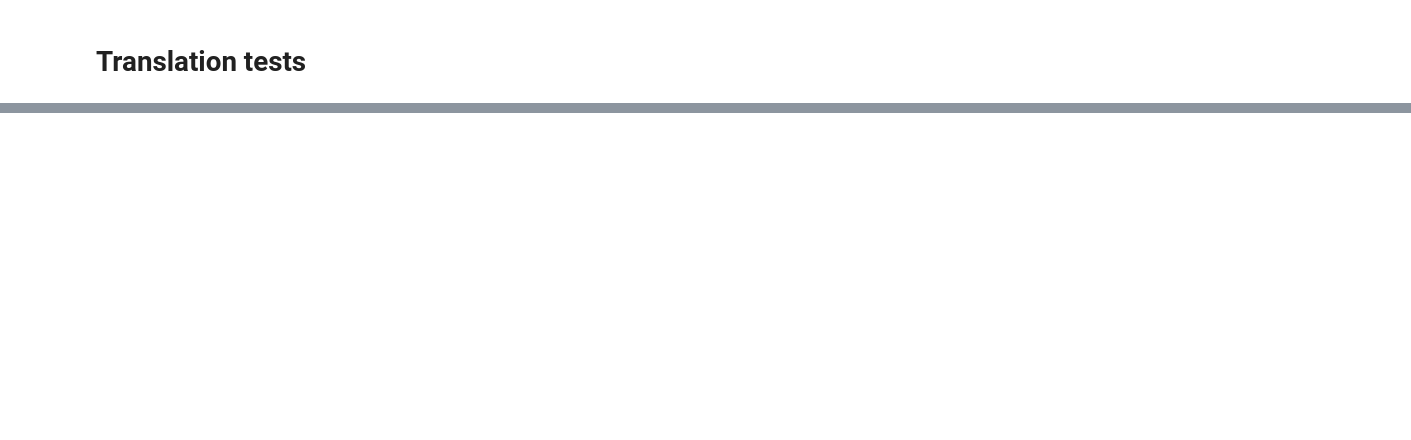
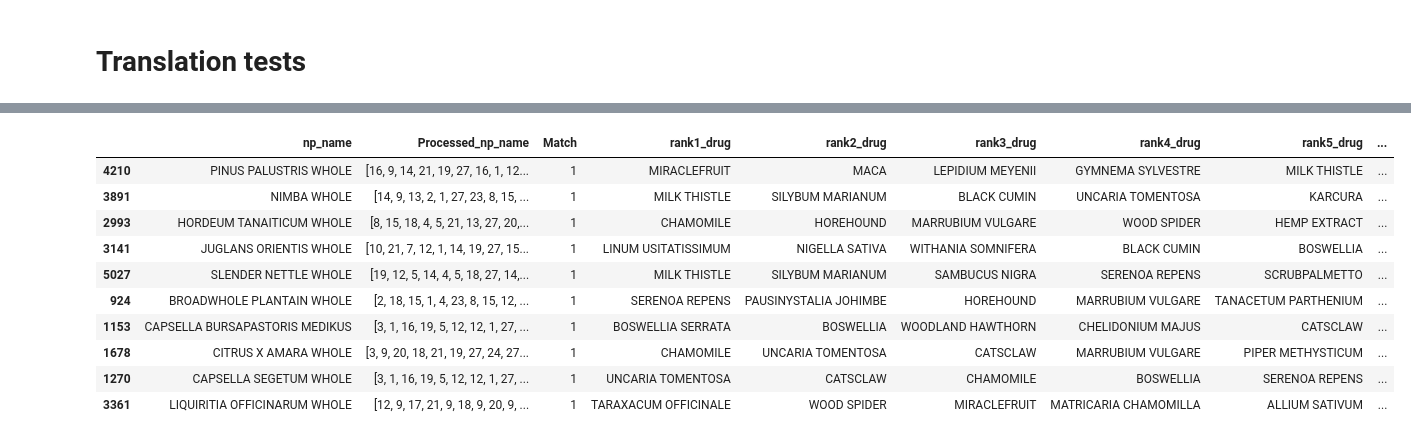
Before and after one commit to sanyabt/NP-FAERS-embed, a Jupyter notebook: experiment-4/SanityCheck&Evaluation.ipynb, the cells around one changed output, grey strips where cells are left out. Cells and saved outputs as stored; diff of their text form; code cells hidden in the pictures; blank space fills up the shorter version.

```diff
--- a/experiment-4/SanityCheck&Evaluation.ipynb
+++ b/experiment-4/SanityCheck&Evaluation.ipynb
@@ -240,7 +293,7 @@ class ContrastiveLoss(tf.keras.losses.Loss):
         super(ContrastiveLoss, self).__init__()
         self.margin = tf.constant(margin)
 
-    @tf.function(jit_compile=True)  # The decorator converts `loss` into a tensolflow `Function`.
+    @tf.function  # The decorator converts `loss` into a tensolflow `Function`.
     def call(self, y_true: tf.TensorArray, y_pred: tf.TensorArray) -> tf.Tensor:
         return tf.math.reduce_mean((1 - y_true) * tf.math.square(y_pred) + (y_true) * tf.math.square(tf.math.maximum(self.margin - (y_pred), 0.0)), axis = -1)
 
@@ -759,3 +859,4 @@ test_mrr_rel.lookup_rank_related.std()
 # Translation tests
 # %%
 translation = '../data/translation_test_nps_202203171038.csv'
+translation_set = preprocessInput(translation)
@@ -761,0 +909,2 @@ translation = '../data/translation_test_nps_202203171038.csv'
+# %%
+novelty = find_ranks(model, translation_set.sample(n=100), False)
@@ -762,3 +929,17 @@ translation = '../data/translation_test_nps_202203171038.csv'
+# %%
+novelty.head(10)
+# %% [output]
+|  | np_name | Processed_np_name | Match | rank1_drug | rank2_drug | rank3_drug | rank4_drug | rank5_drug | ... |
+| 4210 | PINUS PALUSTRIS WHOLE | [16, 9, 14, 21, 19, 27, 16, 1, 12... | 1 | MIRACLEFRUIT | MACA | LEPIDIUM MEYENII | GYMNEMA SYLVESTRE | MILK THISTLE | ... |
+| 3891 | NIMBA WHOLE | [14, 9, 13, 2, 1, 27, 23, 8, 15, ... | 1 | MILK THISTLE | SILYBUM MARIANUM | BLACK CUMIN | UNCARIA TOMENTOSA | KARCURA | ... |
+| 2993 | HORDEUM TANAITICUM WHOLE | [8, 15, 18, 4, 5, 21, 13, 27, 20,... | 1 | CHAMOMILE | HOREHOUND | MARRUBIUM VULGARE | WOOD SPIDER | HEMP EXTRACT | ... |
+| 3141 | JUGLANS ORIENTIS WHOLE | [10, 21, 7, 12, 1, 14, 19, 27, 15... | 1 | LINUM USITATISSIMUM | NIGELLA SATIVA | WITHANIA SOMNIFERA | BLACK CUMIN | BOSWELLIA | ... |
+| 5027 | SLENDER NETTLE WHOLE | [19, 12, 5, 14, 4, 5, 18, 27, 14,... | 1 | MILK THISTLE | SILYBUM MARIANUM | SAMBUCUS NIGRA | SERENOA REPENS | SCRUBPALMETTO | ... |
+| 924 | BROADWHOLE PLANTAIN WHOLE | [2, 18, 15, 1, 4, 23, 8, 15, 12, ... | 1 | SERENOA REPENS | PAUSINYSTALIA JOHIMBE | HOREHOUND | MARRUBIUM VULGARE | TANACETUM PARTHENIUM | ... |
+| 1153 | CAPSELLA BURSAPASTORIS MEDIKUS | [3, 1, 16, 19, 5, 12, 12, 1, 27, ... | 1 | BOSWELLIA SERRATA | BOSWELLIA | WOODLAND HAWTHORN | CHELIDONIUM MAJUS | CATSCLAW | ... |
+| 1678 | CITRUS X AMARA WHOLE | [3, 9, 20, 18, 21, 19, 27, 24, 27... | 1 | CHAMOMILE | UNCARIA TOMENTOSA | CATSCLAW | MARRUBIUM VULGARE | PIPER METHYSTICUM | ... |
+| 1270 | CAPSELLA SEGETUM WHOLE | [3, 1, 16, 19, 5, 12, 12, 1, 27, ... | 1 | UNCARIA TOMENTOSA | CATSCLAW | CHAMOMILE | BOSWELLIA | SERENOA REPENS | ... |
+| 3361 | LIQUIRITIA OFFICINARUM WHOLE | [12, 9, 17, 21, 9, 18, 9, 20, 9, ... | 1 | TARAXACUM OFFICINALE | WOOD SPIDER | MIRACLEFRUIT | MATRICARIA CHAMOMILLA | ALLIUM SATIVUM | ... |
 # %%
 # test["Processed_np_name"] = test.np_name.apply(clean).apply(encode).apply(padding)
 # %%
```
Also changed, not shown: parts of 66 cells of this notebook, 7 other files.
